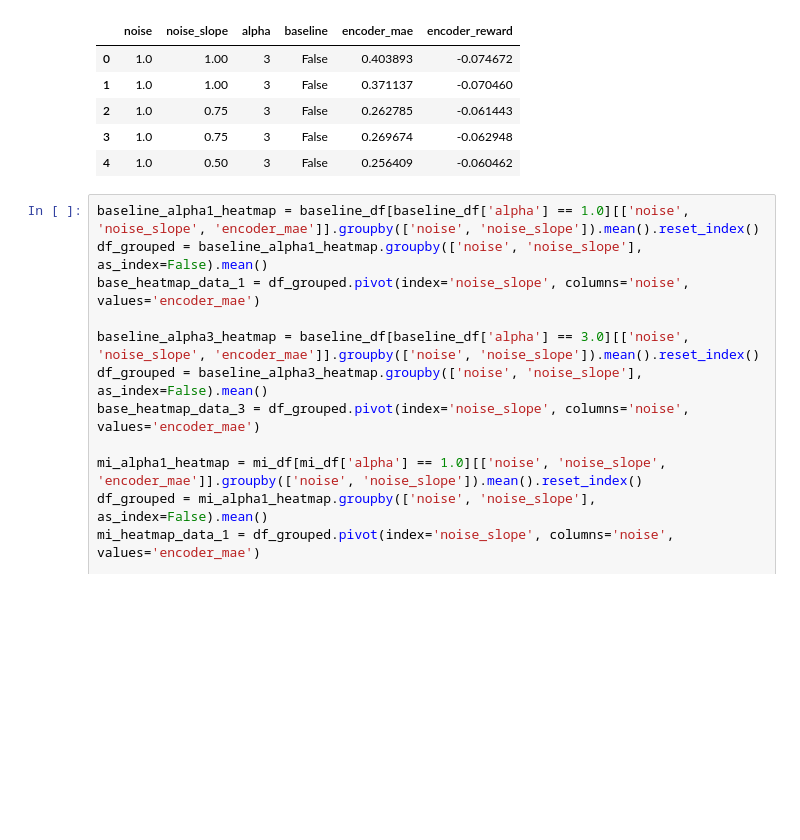
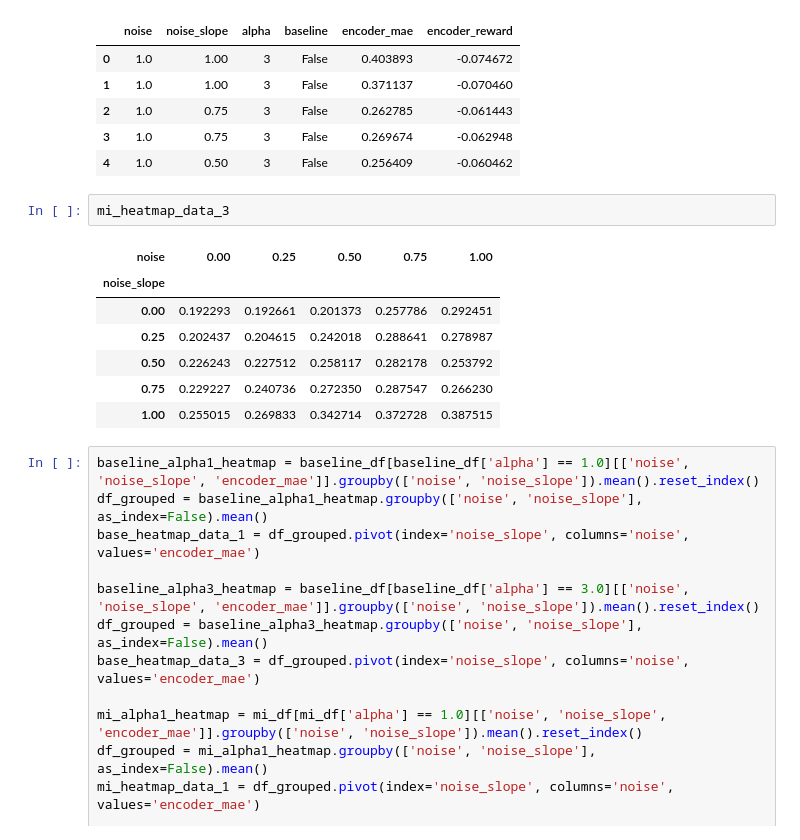
Before and after one commit to KilianFt/LIFT, a Jupyter notebook: notebooks/wandb_results_plots.ipynb, the cells around one changed output. Drawn from its saved outputs; the diff is of its cells as text; blank space fills up the shorter version.

```diff
--- a/notebooks/wandb_results_plots.ipynb
+++ b/notebooks/wandb_results_plots.ipynb
@@ -183,6 +183,16 @@ mi_df.head()
 | 2 | 1.0 | 0.75 | 3 | False | 0.262785 | -0.061443 |
 | 3 | 1.0 | 0.75 | 3 | False | 0.269674 | -0.062948 |
 | 4 | 1.0 | 0.50 | 3 | False | 0.256409 | -0.060462 |
+# %%
+mi_heatmap_data_3
+# %% [output]
+| noise | 0.00 | 0.25 | 0.50 | 0.75 | 1.00 |
+| noise_slope |  |  |  |  |  |
+| 0.00 | 0.192293 | 0.192661 | 0.201373 | 0.257786 | 0.292451 |
+| 0.25 | 0.202437 | 0.204615 | 0.242018 | 0.288641 | 0.278987 |
+| 0.50 | 0.226243 | 0.227512 | 0.258117 | 0.282178 | 0.253792 |
+| 0.75 | 0.229227 | 0.240736 | 0.272350 | 0.287547 | 0.266230 |
+| 1.00 | 0.255015 | 0.269833 | 0.342714 | 0.372728 | 0.387515 |
 # %%
 baseline_alpha1_heatmap = baseline_df[baseline_df['alpha'] == 1.0][['noise', 'noise_slope', 'encoder_mae']].groupby(['noise', 'noise_slope']).mean().reset_index()
 df_grouped = baseline_alpha1_heatmap.groupby(['noise', 'noise_slope'], as_index=False).mean()
```
Also changed, not shown: parts of 1 cell of this notebook.
